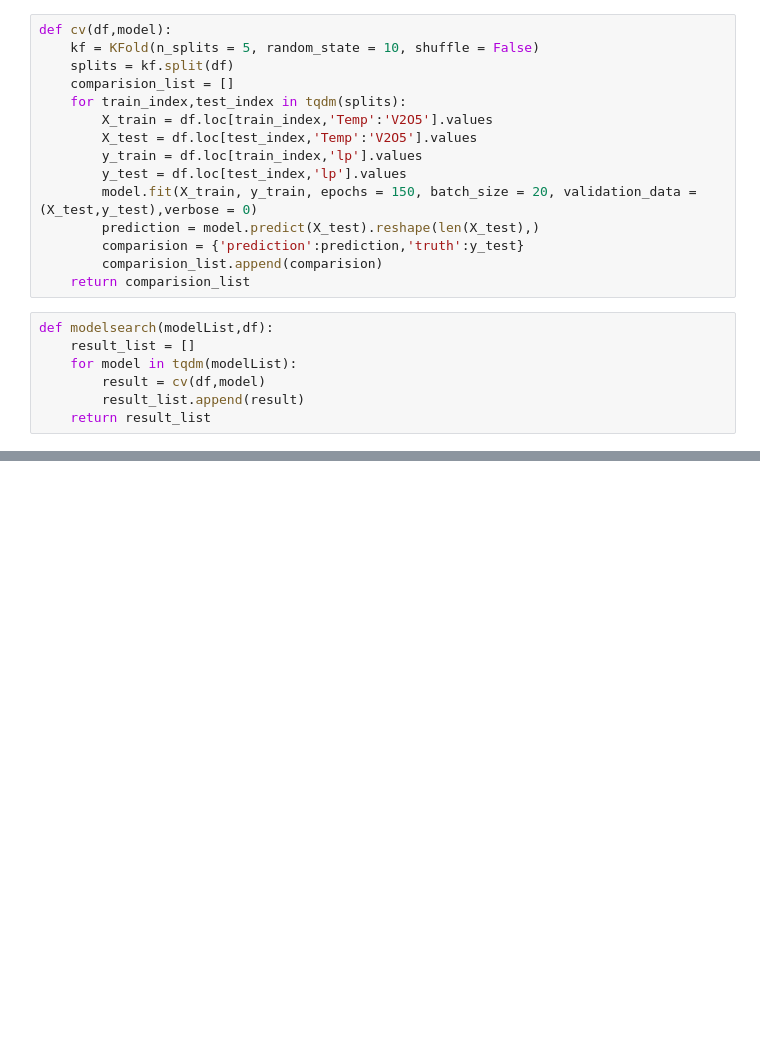
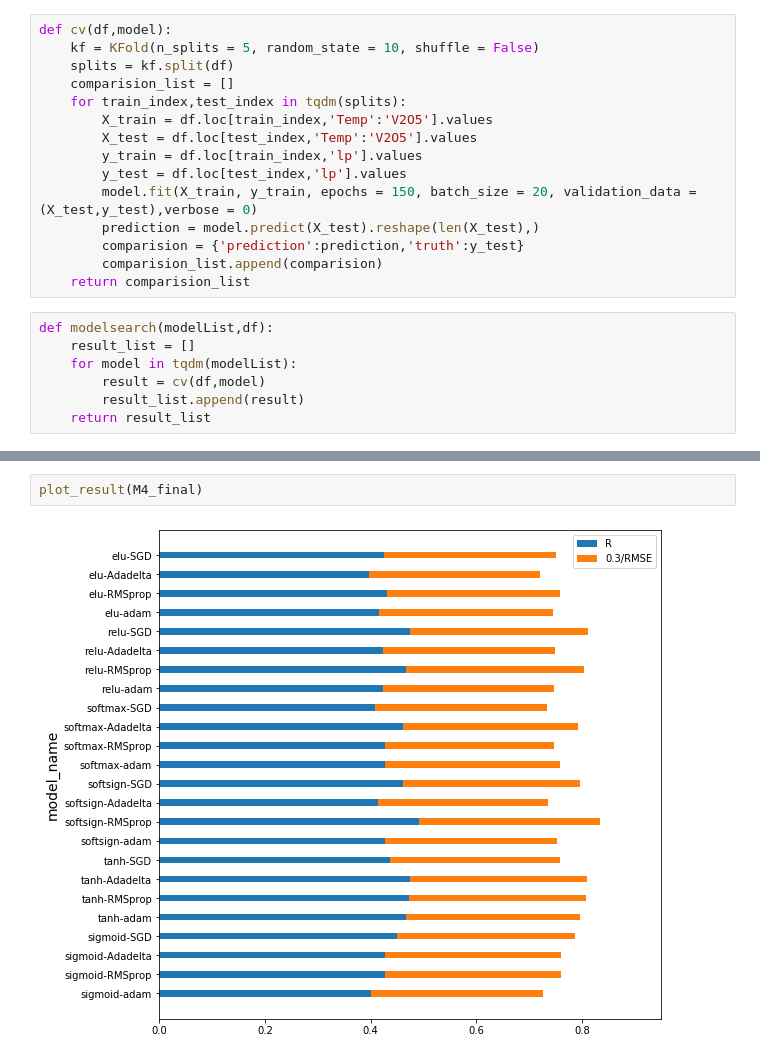
Before and after one commit to jinweiRao/MEng-Project, a Jupyter notebook: Test_regression.ipynb, the cells around one changed output, grey strips where cells are left out. Saved outputs shown, nothing was run; the diff lists cells and outputs as text; blank space fills up the shorter version.

```diff
--- a/Test_regression.ipynb
+++ b/Test_regression.ipynb
@@ -174,0 +256,4 @@ B1_result = modelsearch(modelList,B1)
+# %%
+plot_result(M4_final)
+# %% [output]
+[figure, added]
```
Also changed, not shown: parts of 35 cells of this notebook.
